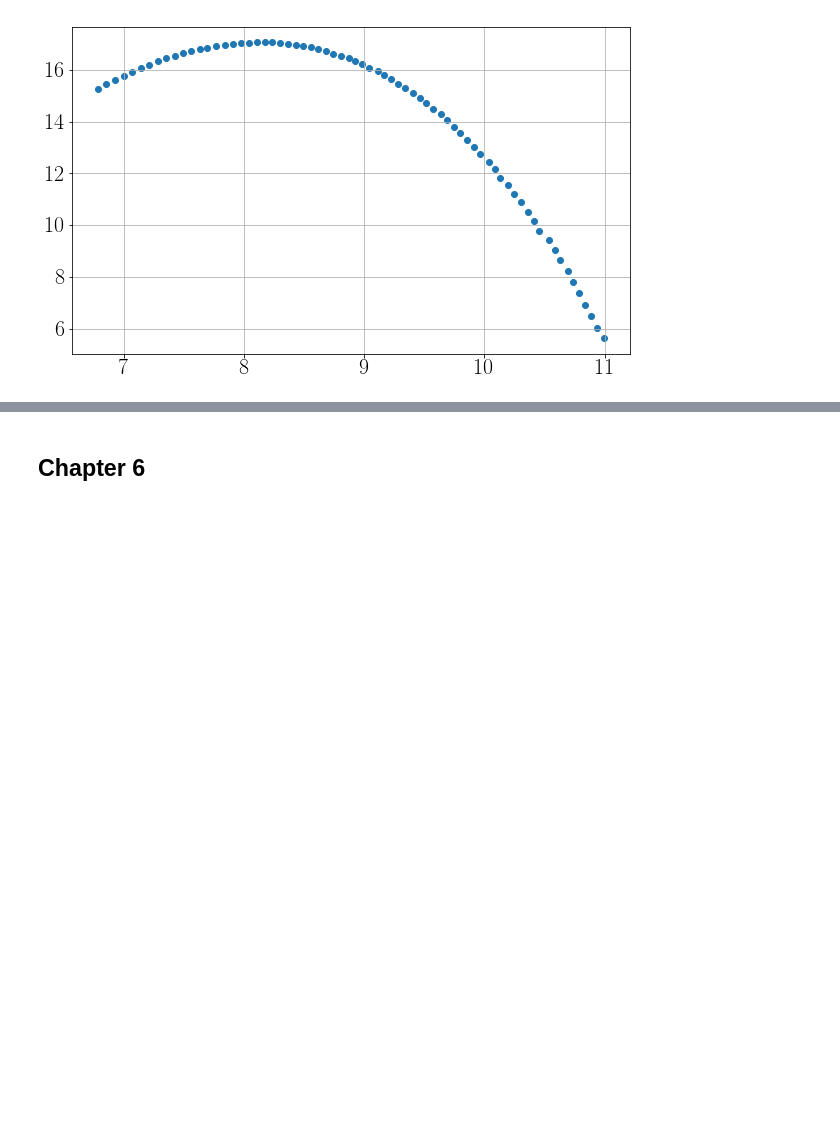
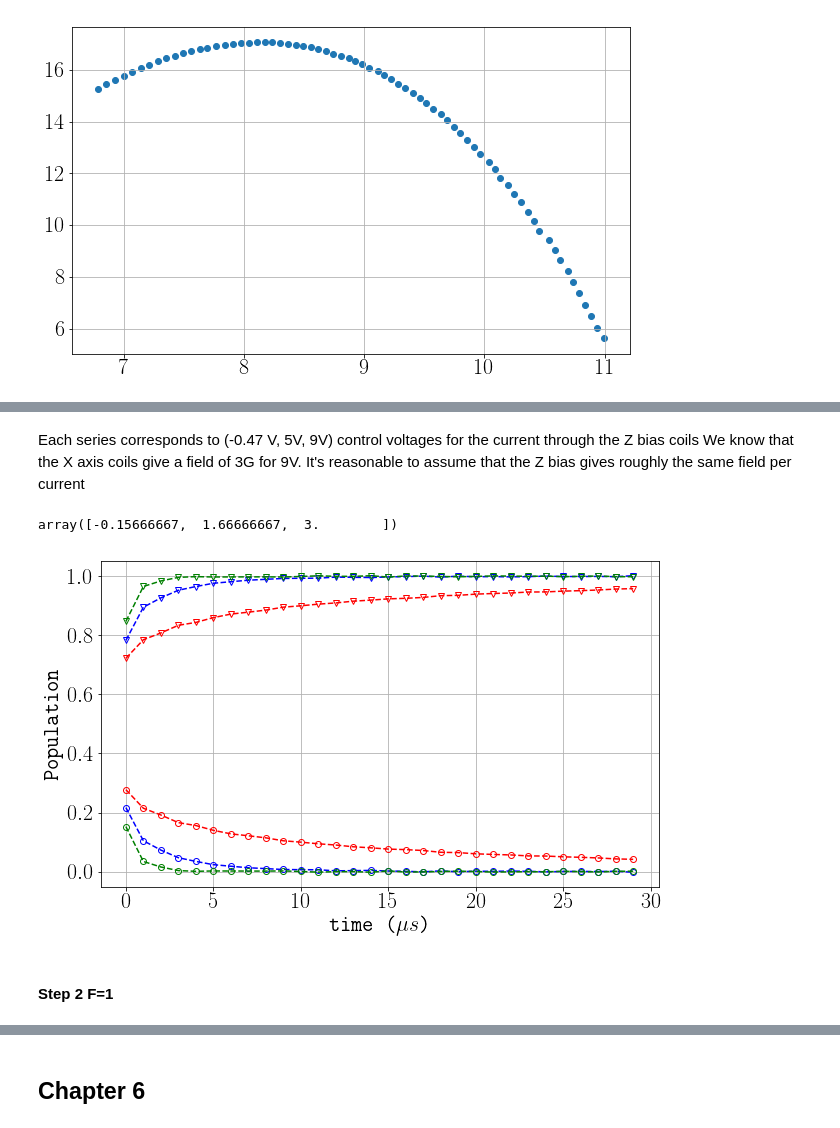
Before and after one commit to jstammers/thesis, a Jupyter notebook: Thesis Plots.ipynb, the cells around one changed output, grey strips where cells are left out. Drawn from its saved outputs; the diff is of its cells as text; code cells hidden in the pictures; blank space fills up the shorter version.

```diff
--- a/Thesis Plots.ipynb
+++ b/Thesis Plots.ipynb
@@ -17,6 +19,7 @@ plt.rc('text', usetex=True)
 plt.rc('font', family='monospace')
 plt.rcParams.update({"font.size": 22})
 plt.rcParams.update({"axes.grid": True})
+plt.rcParams.update({"text.latex.preamble":["\\usepackage{braket}"]})
 plt.rc("figure", figsize=(10, 6))
 # %%
 notebook_dir = "/home/jimmy/Dropbox/PhDWork/Thesis/"
@@ -414,0 +417,8 @@ plotDataDirectory("Chapter5")
+# %%
+plotDataDirectory("Chapter5")
+
+def spread_to_df(spreadsheet,shift_A=0):
+    max_pos = np.argmax(spreadsheet.columns[0].data)
+    df = pd.DataFrame({x.name:x.data[0:max_pos+1] for x in spreadsheet.columns})
+    df[b"A"]-=shift_A
+    return df
@@ -498,0 +515,2 @@ plt.scatter(launchData["x"],launchData["y"])
+# %%
+orig = liborigin.parseOriginFile("CorrectFreqF2/20170403.opj");
@@ -498,0 +534,21 @@ plt.scatter(launchData["x"],launchData["y"])
+# %% [markdown]
+Each series corresponds to (-0.47 V, 5V, 9V) control voltages for the current through the Z bias coils
+We know that the X axis coils give a field of 3G for 9V. It's reasonable to assume that the Z bias gives roughly the same field per current
+# %%
+np.array([-0.47,5,9])/3
+# %% [output]
+array([-0.15666667,  1.66666667,  3.        ])
+# %%
+ax=spread_to_df(orig["spreads"][0])[b"J"].plot(legend=None,marker="o",mfc='None',linestyle="--",color="r")
+spread_to_df(orig["spreads"][0])[b"K"].plot(ax=ax,legend=None,marker="v",mfc='None',linestyle="--",color="r")
+spread_to_df(orig["spreads"][1])[b"J"].plot(ax=ax,legend=None,marker="o",mfc='None',linestyle="--",color="b")
+spread_to_df(orig["spreads"][1])[b"K"].plot(ax=ax,legend=None,marker="v",mfc='None',linestyle="--",color="b")
+spread_to_df(orig["spreads"][2])[b"J"].plot(ax=ax,legend=None,marker="o",mfc='None',linestyle="--",color="g")
+spread_to_df(orig["spreads"][2])[b"K"].plot(ax=ax,legend=None,marker="v",mfc='None',linestyle="--",color="g")
+plt.xlabel(r"time ($\mu s$)")
+plt.ylabel("Population")
+plt.savefig("../step1_pumping.pdf")
+# %% [output]
+[figure, added]
+# %% [markdown]
+#### Step 2 F=1
```
Also changed, not shown: parts of 54 cells of this notebook, 12 other files.
